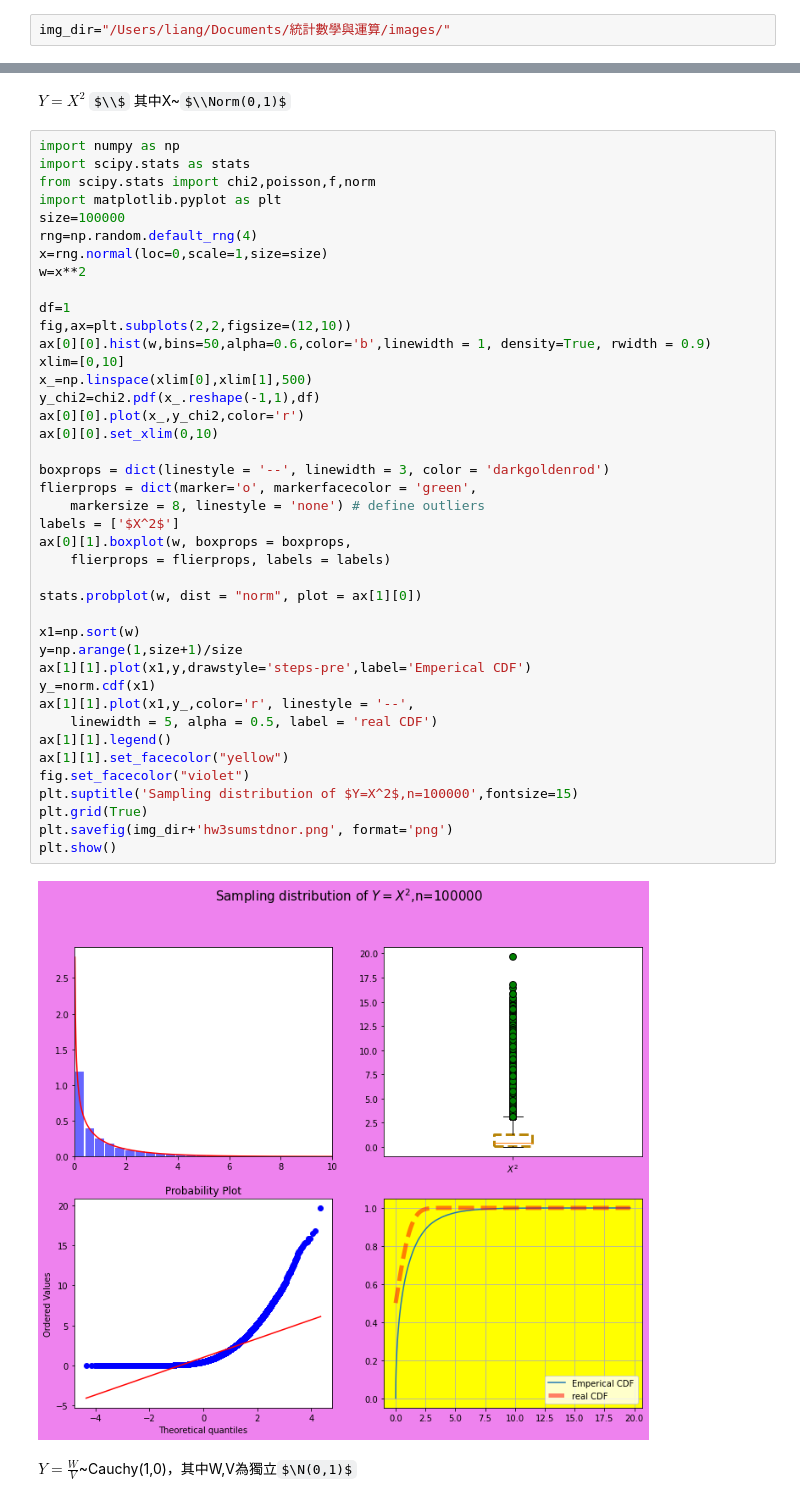
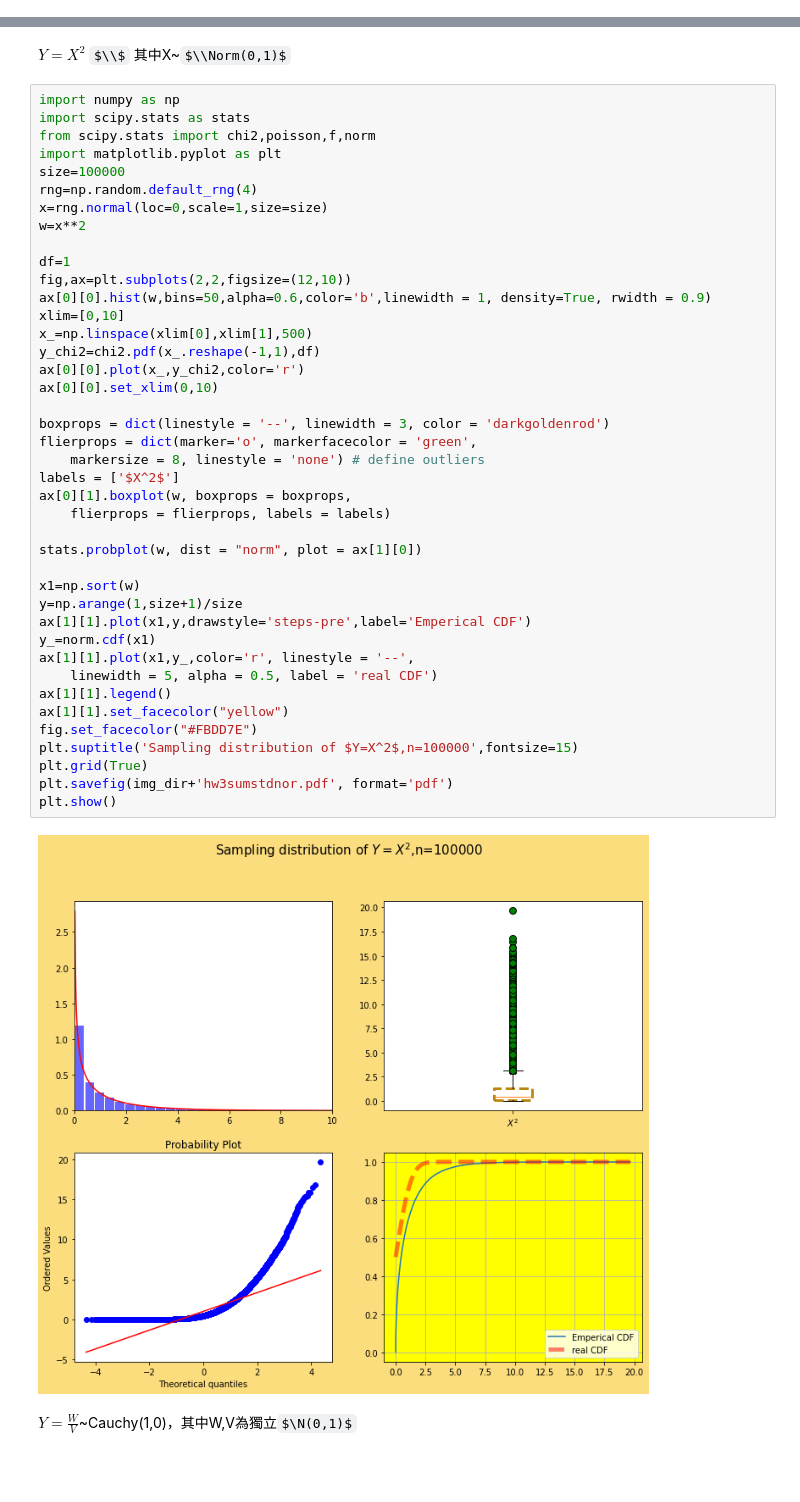
Before and after one commit to aceaceace123/Maching-Learning, a Jupyter notebook: hw3.ipynb, the cells around one changed output, grey strips where cells are left out. Drawn from its saved outputs; the diff is of its cells as text; some formulas as TeX source; blank space fills up the shorter version.

```diff
--- a/hw3.ipynb
+++ b/hw3.ipynb
@@ -7,8 +7,6 @@
 - $\\F$
 # %% [markdown]
 $\chi2$
-# %%
-img_dir="/Users/liang/Documents/統計數學與運算/images/"
 # %%
 import numpy as np
 from scipy.stats import chi2
@@ -626,36 +624,36 @@ w=x**2
 df=1
 fig,ax=plt.subplots(2,2,figsize=(12,10))
 ax[0][0].hist(w,bins=50,alpha=0.6,color='b',linewidth = 1, density=True, rwidth = 0.9)
 xlim=[0,10]
 x_=np.linspace(xlim[0],xlim[1],500)
 y_chi2=chi2.pdf(x_.reshape(-1,1),df)
 ax[0][0].plot(x_,y_chi2,color='r')
 ax[0][0].set_xlim(0,10)
 
 boxprops = dict(linestyle = '--', linewidth = 3, color = 'darkgoldenrod')
 flierprops = dict(marker='o', markerfacecolor = 'green',
     markersize = 8, linestyle = 'none') # define outliers
 labels = ['$X^2$']
 ax[0][1].boxplot(w, boxprops = boxprops,
     flierprops = flierprops, labels = labels)
 
 stats.probplot(w, dist = "norm", plot = ax[1][0])
 
 x1=np.sort(w)
 y=np.arange(1,size+1)/size
 ax[1][1].plot(x1,y,drawstyle='steps-pre',label='Emperical CDF')
 y_=norm.cdf(x1)
 ax[1][1].plot(x1,y_,color='r', linestyle = '--',
     linewidth = 5, alpha = 0.5, label = 'real CDF')
 ax[1][1].legend()
 ax[1][1].set_facecolor("yellow")
-fig.set_facecolor("violet")
+fig.set_facecolor("#FBDD7E")
 plt.suptitle('Sampling distribution of $Y=X^2$,n=100000',fontsize=15)
 plt.grid(True)
-plt.savefig(img_dir+'hw3sumstdnor.png', format='png')
+plt.savefig(img_dir+'hw3sumstdnor.pdf', format='pdf')
 plt.show()
 # %% [output]
-[figure, old version]
+[figure, new version]
 # %% [markdown]
 $Y=\frac{W}{V}$~Cauchy(1,0)，其中W,V為獨立$\N(0,1)$
 # %%
```
Also changed, not shown: parts of 15 cells of this notebook, 1 other file.
